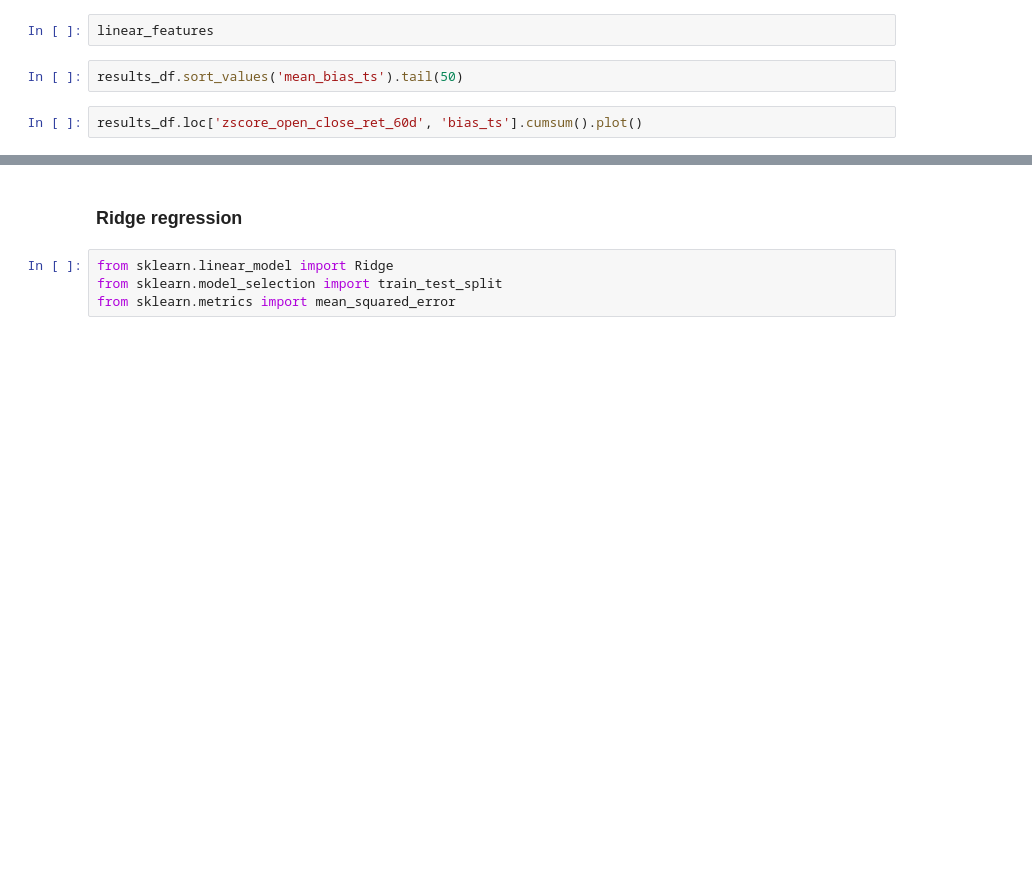
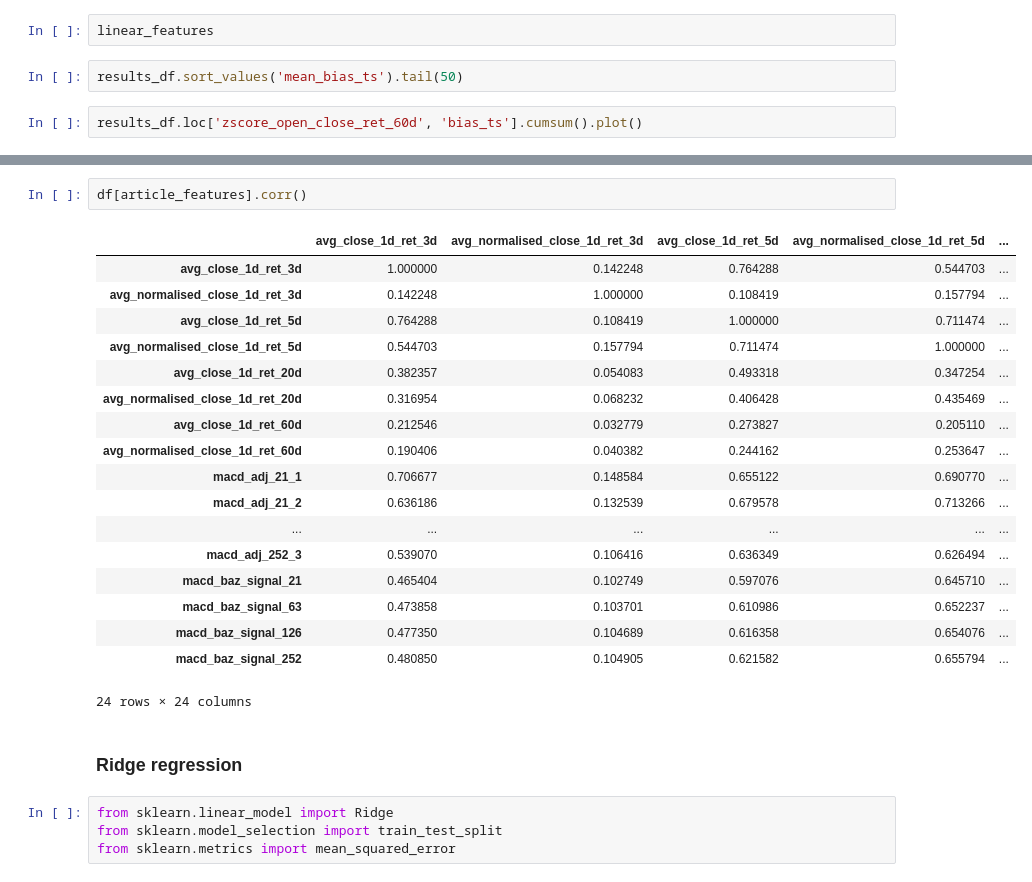
Before and after one commit to Mathieuja/Advanced-ML-Project, a Jupyter notebook: notebook.ipynb, the cells around one changed output, grey strips where cells are left out. Saved outputs shown, nothing was run; the diff lists cells and outputs as text; blank space fills up the shorter version.

```diff
--- a/notebook.ipynb
+++ b/notebook.ipynb
@@ -384,3 +514,24 @@ results_df.loc['zscore_open_close_ret_60d', 'bias_ts'].cumsum().plot()
+# %%
+df[article_features].corr()
+# %% [output]
+|  | avg_close_1d_ret_3d | avg_normalised_close_1d_ret_3d | avg_close_1d_ret_5d | avg_normalised_close_1d_ret_5d | ... |
+| avg_close_1d_ret_3d | 1.000000 | 0.142248 | 0.764288 | 0.544703 | ... |
+| avg_normalised_close_1d_ret_3d | 0.142248 | 1.000000 | 0.108419 | 0.157794 | ... |
+| avg_close_1d_ret_5d | 0.764288 | 0.108419 | 1.000000 | 0.711474 | ... |
+| avg_normalised_close_1d_ret_5d | 0.544703 | 0.157794 | 0.711474 | 1.000000 | ... |
+| avg_close_1d_ret_20d | 0.382357 | 0.054083 | 0.493318 | 0.347254 | ... |
+| avg_normalised_close_1d_ret_20d | 0.316954 | 0.068232 | 0.406428 | 0.435469 | ... |
+| avg_close_1d_ret_60d | 0.212546 | 0.032779 | 0.273827 | 0.205110 | ... |
+| avg_normalised_close_1d_ret_60d | 0.190406 | 0.040382 | 0.244162 | 0.253647 | ... |
+| macd_adj_21_1 | 0.706677 | 0.148584 | 0.655122 | 0.690770 | ... |
+| macd_adj_21_2 | 0.636186 | 0.132539 | 0.679578 | 0.713266 | ... |
+| ... | ... | ... | ... | ... | ... |
+| macd_adj_252_3 | 0.539070 | 0.106416 | 0.636349 | 0.626494 | ... |
+| macd_baz_signal_21 | 0.465404 | 0.102749 | 0.597076 | 0.645710 | ... |
+| macd_baz_signal_63 | 0.473858 | 0.103701 | 0.610986 | 0.652237 | ... |
+| macd_baz_signal_126 | 0.477350 | 0.104689 | 0.616358 | 0.654076 | ... |
+| macd_baz_signal_252 | 0.480850 | 0.104905 | 0.621582 | 0.655794 | ... |
+24 rows × 24 columns
 # %% [markdown]
 ### Ridge regression
 # %%
```
Also changed, not shown: parts of 19 cells of this notebook.
